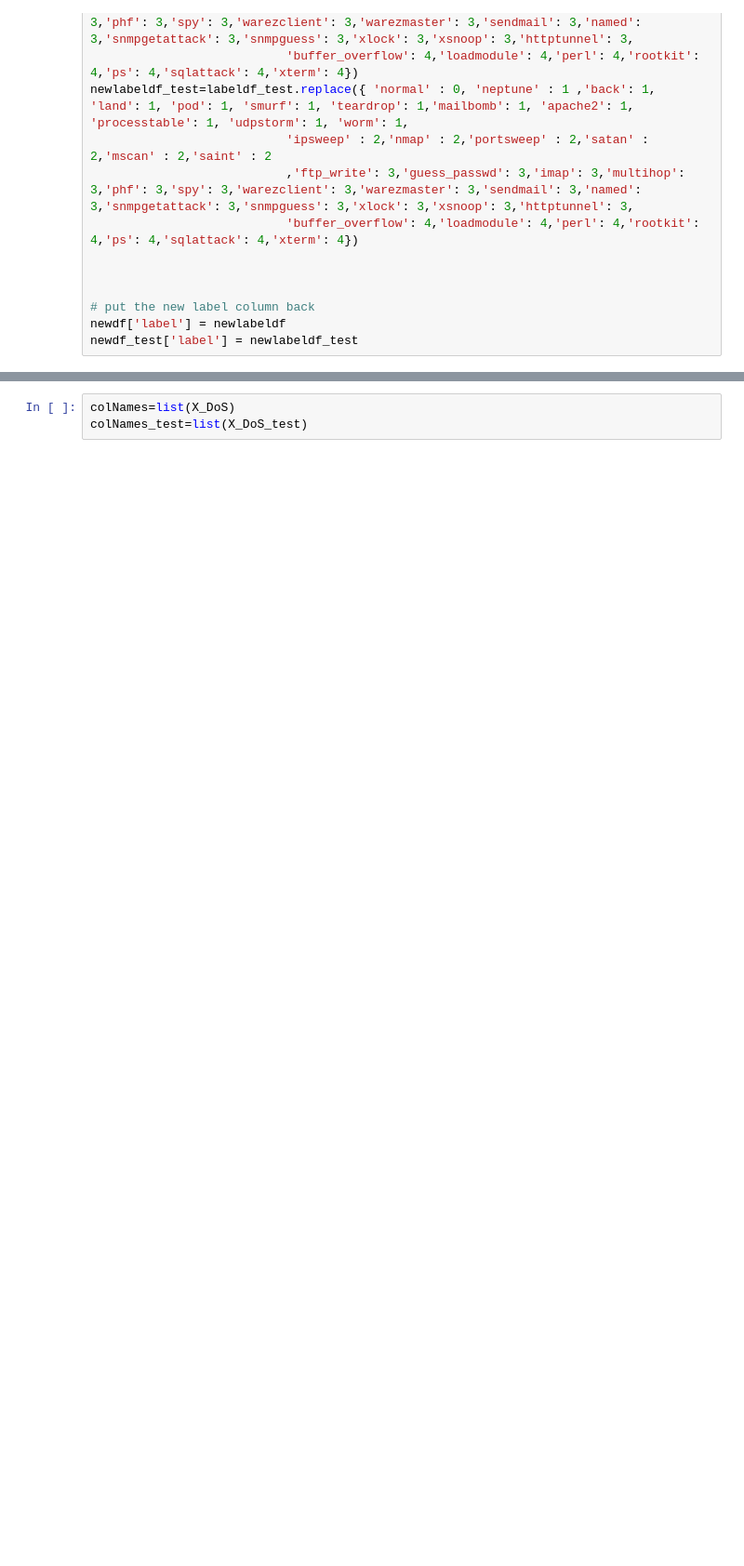
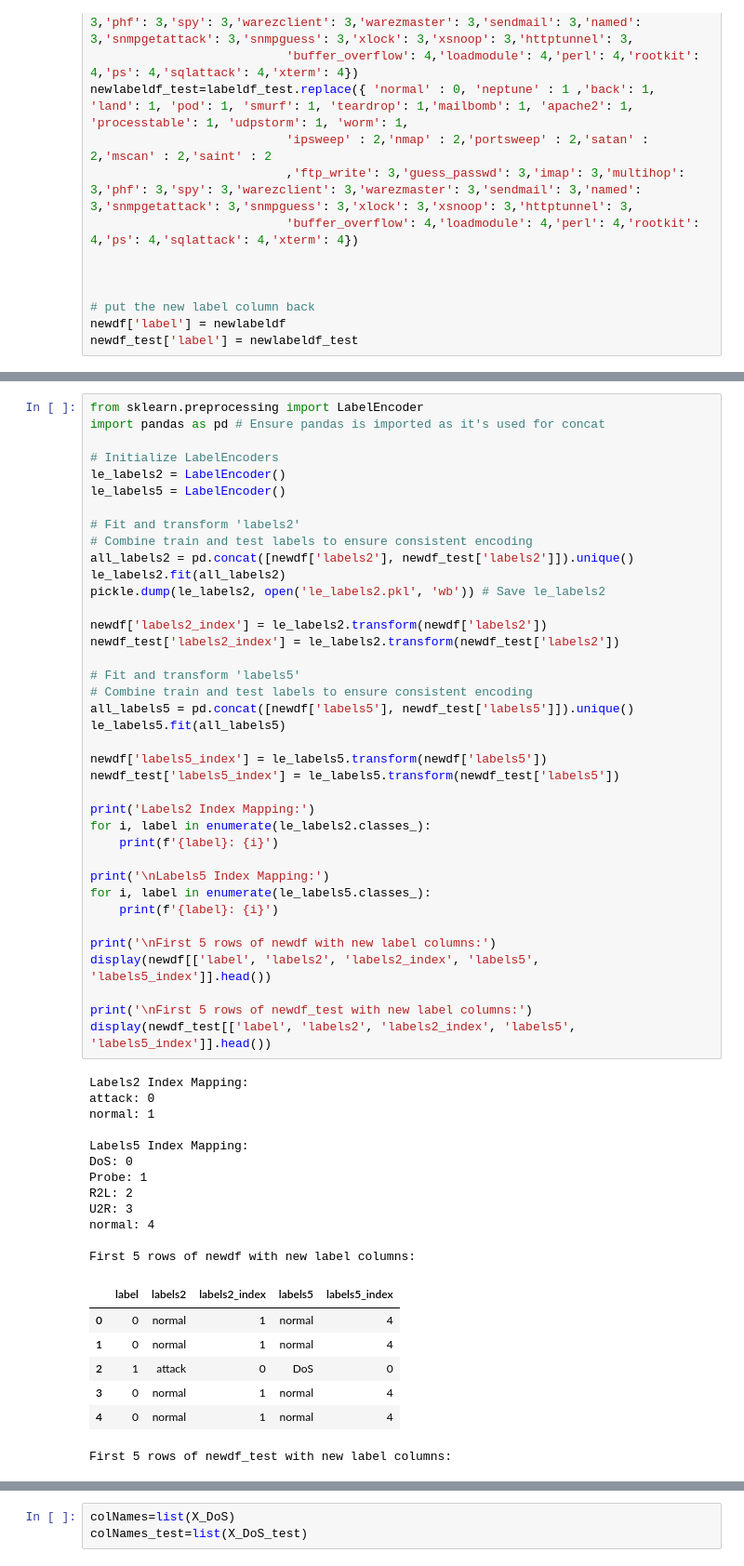
Before and after one commit to Gaurav1205-CSE/Network-Intrusion-Detection-, a Jupyter notebook: PS2.ipynb, the cells around one changed output, grey strips where cells are left out. Shown at 93% size. Drawn from its saved outputs; the diff is of its cells as text; blank space fills up the shorter version.

```diff
--- a/PS2.ipynb
+++ b/PS2.ipynb
@@ -289,0 +478,58 @@ newdf_test['label'] = newlabeldf_test
+# %%
+from sklearn.preprocessing import LabelEncoder
+import pandas as pd # Ensure pandas is imported as it's used for concat
+
+# Initialize LabelEncoders
+le_labels2 = LabelEncoder()
+le_labels5 = LabelEncoder()
+
+# Fit and transform 'labels2'
+# Combine train and test labels to ensure consistent encoding
+all_labels2 = pd.concat([newdf['labels2'], newdf_test['labels2']]).unique()
+le_labels2.fit(all_labels2)
+pickle.dump(le_labels2, open('le_labels2.pkl', 'wb')) # Save le_labels2
+
+newdf['labels2_index'] = le_labels2.transform(newdf['labels2'])
+newdf_test['labels2_index'] = le_labels2.transform(newdf_test['labels2'])
+
+# Fit and transform 'labels5'
+# Combine train and test labels to ensure consistent encoding
+all_labels5 = pd.concat([newdf['labels5'], newdf_test['labels5']]).unique()
+le_labels5.fit(all_labels5)
+
+newdf['labels5_index'] = le_labels5.transform(newdf['labels5'])
+newdf_test['labels5_index'] = le_labels5.transform(newdf_test['labels5'])
+
+print('Labels2 Index Mapping:')
+for i, label in enumerate(le_labels2.classes_):
+    print(f'{label}: {i}')
+
+print('\nLabels5 Index Mapping:')
+for i, label in enumerate(le_labels5.classes_):
+    print(f'{label}: {i}')
+
+print('\nFirst 5 rows of newdf with new label columns:')
+display(newdf[['label', 'labels2', 'labels2_index', 'labels5', 'labels5_index']].head())
+
+print('\nFirst 5 rows of newdf_test with new label columns:')
+display(newdf_test[['label', 'labels2', 'labels2_index', 'labels5', 'labels5_index']].head())
+# %% [output]
+Labels2 Index Mapping:
+attack: 0
+normal: 1
+
+Labels5 Index Mapping:
+DoS: 0
+Probe: 1
+R2L: 2
+U2R: 3
+normal: 4
+
+First 5 rows of newdf with new label columns:
+|  | label | labels2 | labels2_index | labels5 | labels5_index |
+| 0 | 0 | normal | 1 | normal | 4 |
+| 1 | 0 | normal | 1 | normal | 4 |
+| 2 | 1 | attack | 0 | DoS | 0 |
+| 3 | 0 | normal | 1 | normal | 4 |
+| 4 | 0 | normal | 1 | normal | 4 |
+First 5 rows of newdf_test with new label columns:
```
Also changed, not shown: parts of 25 cells of this notebook.
